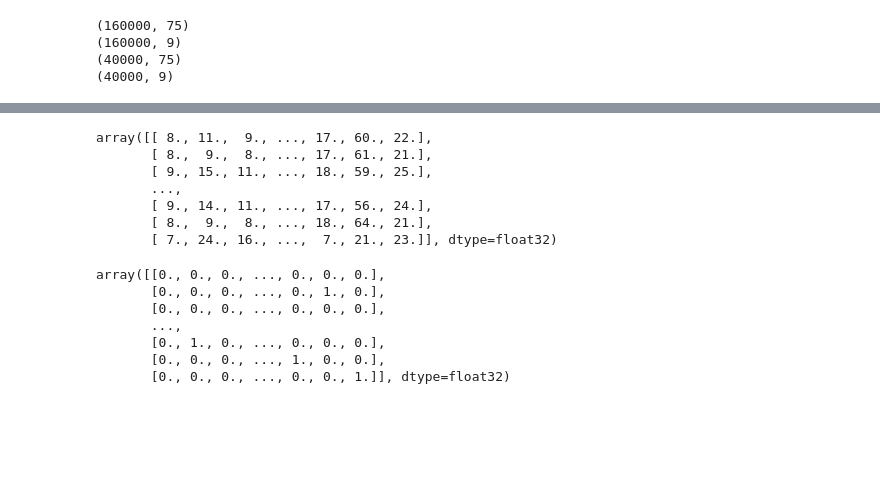
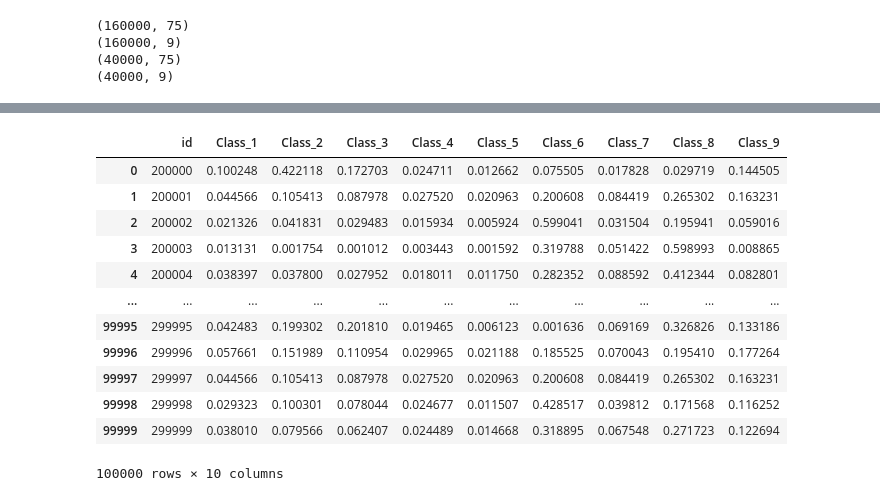
Before and after one commit to Animeshrockn/Kaggle_Playground_June21, a Jupyter notebook: Kaggle_playground_jun21.ipynb, the cells around one changed output, grey strips where cells are left out. Cells and saved outputs as stored; diff of their text form; code cells hidden in the pictures; blank space fills up the shorter version.

```diff
--- a/Kaggle_playground_jun21.ipynb
+++ b/Kaggle_playground_jun21.ipynb
@@ -253,24 +247,0 @@ plt.show
-# %%
-result = model.predict(x_val)
-result = result.round()
-result
-# score, accuracy = model.evaluate(x_val, y_val)
-# print('Accuracy on Testing data: %.2f' % (accuracy*100))
-# %% [output]
-array([[ 8., 11.,  9., ..., 17., 60., 22.],
-       [ 8.,  9.,  8., ..., 17., 61., 21.],
-       [ 9., 15., 11., ..., 18., 59., 25.],
-       ...,
-       [ 9., 14., 11., ..., 17., 56., 24.],
-       [ 8.,  9.,  8., ..., 18., 64., 21.],
-       [ 7., 24., 16., ...,  7., 21., 23.]], dtype=float32)
-# %%
-y_val
-# %% [output]
-array([[0., 0., 0., ..., 0., 0., 0.],
-       [0., 0., 0., ..., 0., 1., 0.],
-       [0., 0., 0., ..., 0., 0., 0.],
-       ...,
-       [0., 1., 0., ..., 0., 0., 0.],
-       [0., 0., 0., ..., 1., 0., 0.],
-       [0., 0., 0., ..., 0., 0., 1.]], dtype=float32)
@@ -286,0 +248,19 @@ accuracy
+# %%
+sample_submission = pd.read_csv('tabular-playground-series-jun-2021/sample_submission.csv')
+sample_submission[['Class_1','Class_2', 'Class_3', 'Class_4','Class_5','Class_6', 'Class_7', 'Class_8','Class_9']] = model.predict(test)
+# %%
+sample_submission
+# %% [output]
+|  | id | Class_1 | Class_2 | Class_3 | Class_4 | Class_5 | Class_6 | Class_7 | Class_8 | Class_9 |
+| 0 | 200000 | 0.100248 | 0.422118 | 0.172703 | 0.024711 | 0.012662 | 0.075505 | 0.017828 | 0.029719 | 0.144505 |
+| 1 | 200001 | 0.044566 | 0.105413 | 0.087978 | 0.027520 | 0.020963 | 0.200608 | 0.084419 | 0.265302 | 0.163231 |
+| 2 | 200002 | 0.021326 | 0.041831 | 0.029483 | 0.015934 | 0.005924 | 0.599041 | 0.031504 | 0.195941 | 0.059016 |
+| 3 | 200003 | 0.013131 | 0.001754 | 0.001012 | 0.003443 | 0.001592 | 0.319788 | 0.051422 | 0.598993 | 0.008865 |
+| 4 | 200004 | 0.038397 | 0.037800 | 0.027952 | 0.018011 | 0.011750 | 0.282352 | 0.088592 | 0.412344 | 0.082801 |
+| ... | ... | ... | ... | ... | ... | ... | ... | ... | ... | ... |
+| 99995 | 299995 | 0.042483 | 0.199302 | 0.201810 | 0.019465 | 0.006123 | 0.001636 | 0.069169 | 0.326826 | 0.133186 |
+| 99996 | 299996 | 0.057661 | 0.151989 | 0.110954 | 0.029965 | 0.021188 | 0.185525 | 0.070043 | 0.195410 | 0.177264 |
+| 99997 | 299997 | 0.044566 | 0.105413 | 0.087978 | 0.027520 | 0.020963 | 0.200608 | 0.084419 | 0.265302 | 0.163231 |
+| 99998 | 299998 | 0.029323 | 0.100301 | 0.078044 | 0.024677 | 0.011507 | 0.428517 | 0.039812 | 0.171568 | 0.116252 |
+| 99999 | 299999 | 0.038010 | 0.079566 | 0.062407 | 0.024489 | 0.014668 | 0.318895 | 0.067548 | 0.271723 | 0.122694 |
+100000 rows × 10 columns
```
Also changed, not shown: parts of 30 cells of this notebook, 2 other files.
